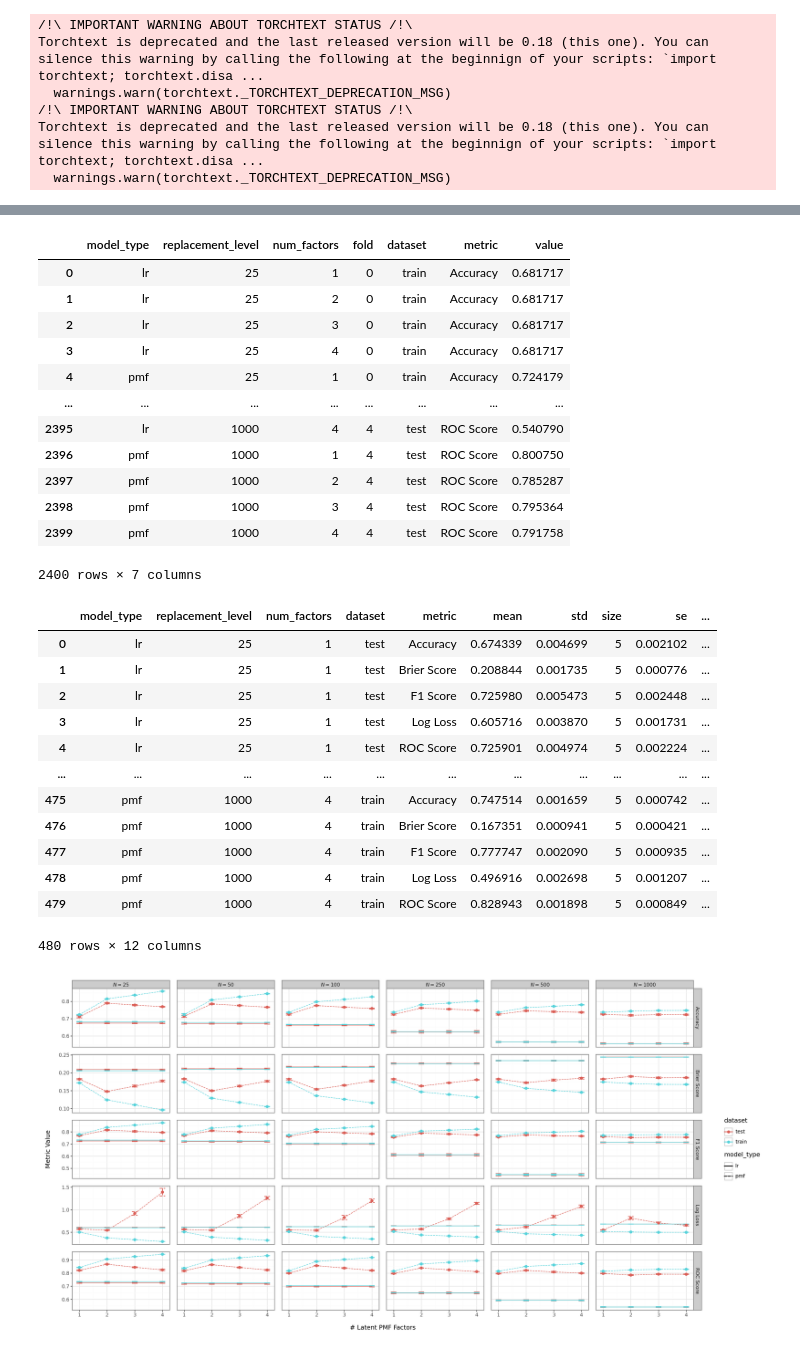
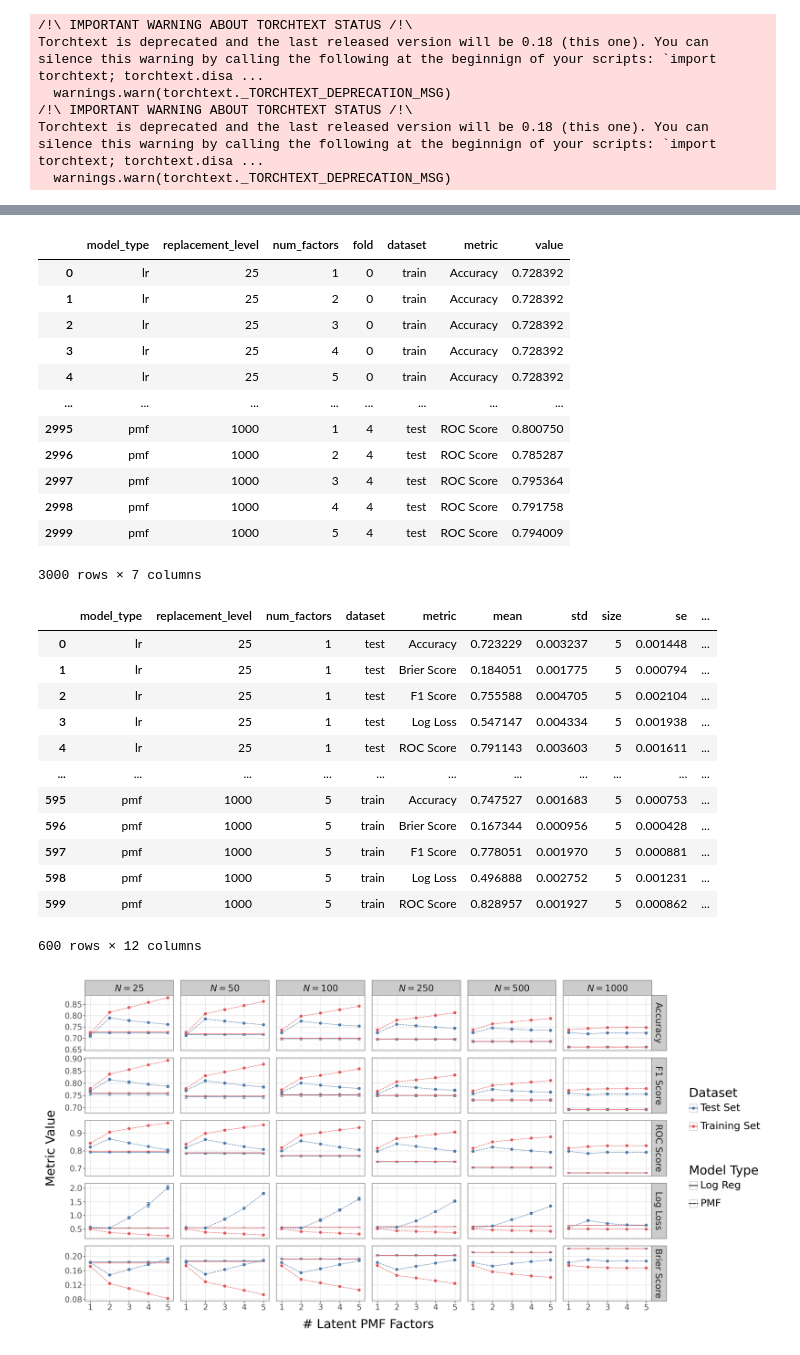
Before and after one commit to baronet2/boulder2vec, a Jupyter notebook: eval.ipynb, the cells around one changed output, grey strips where cells are left out. Saved outputs shown, nothing was run; the diff lists cells and outputs as text; code cells hidden in the pictures.

```diff
--- a/eval.ipynb
+++ b/eval.ipynb
@@ -11,7 +11,7 @@ import pickle
 SEED = 42
 K_FOLDS = 5
 REPLACEMENT_LEVELS = [25, 50, 100, 250, 500, 1000]
-LATENT_FACTORS = [1, 2, 3, 4]
+LATENT_FACTORS = [1, 2, 3, 4, 5]
 # %% [output]
 /!\ IMPORTANT WARNING ABOUT TORCHTEXT STATUS /!\
 Torchtext is deprecated and the last released version will be 0.18 (this one). You can silence this warning by calling the following at the beginnign of your scripts: `import torchtext; torchtext.disa ...
@@ -107,18 +107,18 @@ metrics_long = pd.melt(
 metrics_long
 # %% [output]
 |  | model_type | replacement_level | num_factors | fold | dataset | metric | value |
-| 0 | lr | 25 | 1 | 0 | train | Accuracy | 0.681717 |
-| 1 | lr | 25 | 2 | 0 | train | Accuracy | 0.681717 |
-| 2 | lr | 25 | 3 | 0 | train | Accuracy | 0.681717 |
-| 3 | lr | 25 | 4 | 0 | train | Accuracy | 0.681717 |
-| 4 | pmf | 25 | 1 | 0 | train | Accuracy | 0.724179 |
+| 0 | lr | 25 | 1 | 0 | train | Accuracy | 0.728392 |
+| 1 | lr | 25 | 2 | 0 | train | Accuracy | 0.728392 |
+| 2 | lr | 25 | 3 | 0 | train | Accuracy | 0.728392 |
+| 3 | lr | 25 | 4 | 0 | train | Accuracy | 0.728392 |
+| 4 | lr | 25 | 5 | 0 | train | Accuracy | 0.728392 |
 | ... | ... | ... | ... | ... | ... | ... | ... |
-| 2395 | lr | 1000 | 4 | 4 | test | ROC Score | 0.540790 |
-| 2396 | pmf | 1000 | 1 | 4 | test | ROC Score | 0.800750 |
-| 2397 | pmf | 1000 | 2 | 4 | test | ROC Score | 0.785287 |
-| 2398 | pmf | 1000 | 3 | 4 | test | ROC Score | 0.795364 |
-| 2399 | pmf | 1000 | 4 | 4 | test | ROC Score | 0.791758 |
+| 2995 | pmf | 1000 | 1 | 4 | test | ROC Score | 0.800750 |
+| 2996 | pmf | 1000 | 2 | 4 | test | ROC Score | 0.785287 |
+| 2997 | pmf | 1000 | 3 | 4 | test | ROC Score | 0.795364 |
+| 2998 | pmf | 1000 | 4 | 4 | test | ROC Score | 0.791758 |
+| 2999 | pmf | 1000 | 5 | 4 | test | ROC Score | 0.794009 |
-2400 rows × 7 columns
+3000 rows × 7 columns
 # %%
 plot_data = (
     metrics_long
@@ -129,45 +129,63 @@ plot_data = (
         se = lambda d: d['std'] / d['size'].apply(np.sqrt),
         mean_err_min = lambda d: d['mean'] - 1.96 * d.se,
         mean_err_max = lambda d: d['mean'] + 1.96 * d.se,
-        rl = lambda d: pd.Categorical(d['replacement_level']).rename_categories(lambda x: f"$N = {x}$")
+        rl = lambda d: pd.Categorical(d['replacement_level']).rename_categories(lambda x: f"$N = {x}$"),
+        metric = lambda d: pd.Categorical(d['metric'], ordered = True, categories = ['Accuracy', 'F1 Score', 'ROC Score', 'Log Loss', 'Brier Score'])
     )
 )
 
 plot_data
 # %% [output]
 |  | model_type | replacement_level | num_factors | dataset | metric | mean | std | size | se | ... |
-| 0 | lr | 25 | 1 | test | Accuracy | 0.674339 | 0.004699 | 5 | 0.002102 | ... |
-| 1 | lr | 25 | 1 | test | Brier Score | 0.208844 | 0.001735 | 5 | 0.000776 | ... |
-| 2 | lr | 25 | 1 | test | F1 Score | 0.725980 | 0.005473 | 5 | 0.002448 | ... |
-| 3 | lr | 25 | 1 | test | Log Loss | 0.605716 | 0.003870 | 5 | 0.001731 | ... |
-| 4 | lr | 25 | 1 | test | ROC Score | 0.725901 | 0.004974 | 5 | 0.002224 | ... |
+| 0 | lr | 25 | 1 | test | Accuracy | 0.723229 | 0.003237 | 5 | 0.001448 | ... |
+| 1 | lr | 25 | 1 | test | Brier Score | 0.184051 | 0.001775 | 5 | 0.000794 | ... |
+| 2 | lr | 25 | 1 | test | F1 Score | 0.755588 | 0.004705 | 5 | 0.002104 | ... |
+| 3 | lr | 25 | 1 | test | Log Loss | 0.547147 | 0.004334 | 5 | 0.001938 | ... |
+| 4 | lr | 25 | 1 | test | ROC Score | 0.791143 | 0.003603 | 5 | 0.001611 | ... |
 | ... | ... | ... | ... | ... | ... | ... | ... | ... | ... | ... |
-| 475 | pmf | 1000 | 4 | train | Accuracy | 0.747514 | 0.001659 | 5 | 0.000742 | ... |
-| 476 | pmf | 1000 | 4 | train | Brier Score | 0.167351 | 0.000941 | 5 | 0.000421 | ... |
-| 477 | pmf | 1000 | 4 | train | F1 Score | 0.777747 | 0.002090 | 5 | 0.000935 | ... |
-| 478 | pmf | 1000 | 4 | train | Log Loss | 0.496916 | 0.002698 | 5 | 0.001207 | ... |
-| 479 | pmf | 1000 | 4 | train | ROC Score | 0.828943 | 0.001898 | 5 | 0.000849 | ... |
+| 595 | pmf | 1000 | 5 | train | Accuracy | 0.747527 | 0.001683 | 5 | 0.000753 | ... |
+| 596 | pmf | 1000 | 5 | train | Brier Score | 0.167344 | 0.000956 | 5 | 0.000428 | ... |
+| 597 | pmf | 1000 | 5 | train | F1 Score | 0.778051 | 0.001970 | 5 | 0.000881 | ... |
+| 598 | pmf | 1000 | 5 | train | Log Loss | 0.496888 | 0.002752 | 5 | 0.001231 | ... |
+| 599 | pmf | 1000 | 5 | train | ROC Score | 0.828957 | 0.001927 | 5 | 0.000862 | ... |
-480 rows × 12 columns
+600 rows × 12 columns
 # %%
 import plotnine
 from plotnine import *
 
 plotnine.options.figure_size = (18,9)
 p = (
   plot_data
   .pipe(ggplot, aes(x = "num_factors", y = "mean", color = "dataset", linetype = "model_type")) +
   # Add horizontal lines for logistic regression
   # geom_hline(aes(yintercept = "mean", color = "dataset"), data = plot_data.query("model_type == 'lr'")) +
   # Add lines and points for PMF
   geom_line() +
-  geom_errorbar(aes(ymin = "mean_err_min", ymax = "mean_err_max"), width = 0.2, size = 0.75) +
+  geom_errorbar(aes(ymin = "mean_err_min", ymax = "mean_err_max"), width = 0.15, size = 0.75) +
   geom_point(size = 2, data = plot_data.query("model_type == 'pmf'")) +
   facet_grid("metric ~ rl", scales = "free_y") +
-  labs(x = "# Latent PMF Factors", y = "Metric Value") +
-  theme_bw()
+  labs(x = "# Latent PMF Factors", y = "Metric Value", color = "Dataset", linetype = "Model Type", size = '48pt') +
+  scale_color_manual(
+      values=["#4E79A7", "#E15759"],  # Viridis colors
+      labels=["Test Set", "Training Set"]
+      ) +
+    scale_linetype_manual(
+        values={"lr": "solid", "pmf": "dashed"},
+        labels={"lr": "Log Reg", "pmf": "PMF"}
+    ) +
+    theme_bw() +
+    theme(
+        axis_title=element_text(size=22),
+        axis_text=element_text(size=14),
+        legend_title=element_text(size=22),
+        legend_text=element_text(size=18),
+        strip_text=element_text(size=16),
+        legend_key_spacing_y = 15,
+        legend_spacing = 60
+    )
 )
 
 p.save("results/results.png")
 p
 # %% [output]
-[figure, old version]
+[figure, new version]
```
Also changed, not shown: parts of 2 cells of this notebook, 38 other files.
